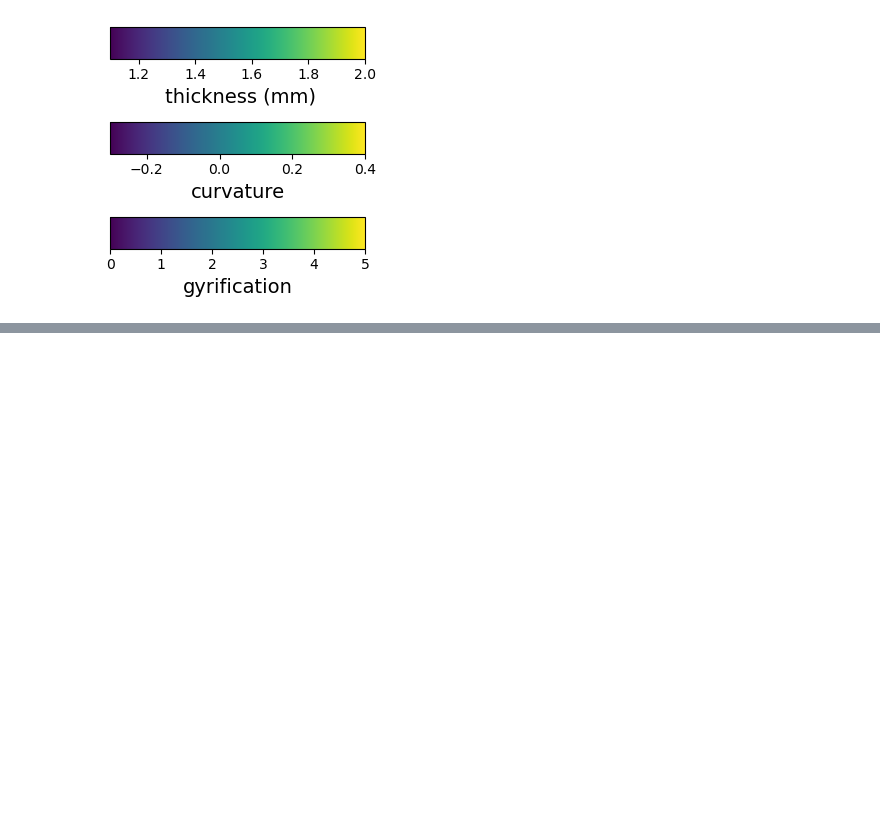
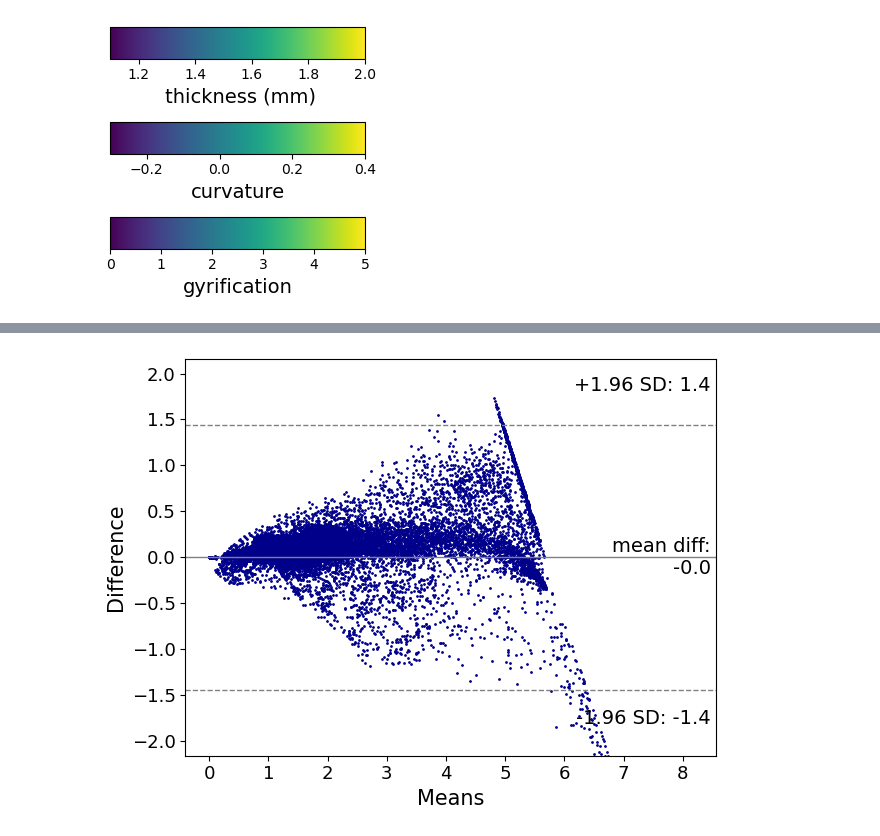
Before and after one commit to ckronlage/AID-HS, a Jupyter notebook: notebooks/analysis_controls.ipynb, the cells around one changed output, grey strips where cells are left out. Drawn from its saved outputs; the diff is of its cells as text; code cells hidden in the pictures; blank space fills up the shorter version.

```diff
--- a/notebooks/analysis_controls.ipynb
+++ b/notebooks/analysis_controls.ipynb
@@ -469,0 +515,68 @@ gyrification
+# %%
+# plot mean controls and correlation with HCP with jointplot
+
+from scipy.stats import pearsonr
+from scipy.stats import spearmanr
+import statsmodels.stats.multitest as multi
+import matplotlib.image as mpimg
+import matplotlib
+import statsmodels.api as sm
+
+def create_canonical_plots(data, excludeDG=False, cwindow=False, cmap=False, file='./tmp.png'):
+    """plot and reload surface images"""
+    fig, ax_temp = plt.subplots(nrows=1, ncols=1, figsize=(8,8), subplot_kw={'projection': "3d"})
+    plotting.surfplot_canonical_foldunfold(ax_temp, data, den='0p5mm', excludeDG=excludeDG, cwindow=cwindow, cmap=cmap)
+    plt.savefig(file, dpi=96, transparent =True)
+    subprocess.call(f"convert {file} -trim {file}", shell=True)
+    im = Image.open(file)
+    im = im.convert("RGBA")
+    im1 = np.array(im)
+    plt.close('all')
+    return im1
+
+fig = plt.figure(figsize=(20,20), )
+gs1 = gridspec.GridSpec(len(features), 2, hspace=0.2)
+axs1 = []
+axs2 = []
+
+coefs=[]
+pvals = []
+for i,feature in enumerate(features):
+    excludeDG=return_features_excludeDG(feature)
+    # excludeDG = True
+
+    if excludeDG:
+        mask = np.hstack([cohort.hippo_mask ,cohort.hippo_mask])
+    else:
+        mask = np.hstack([cohort.dentate_mask,cohort.hippo_mask ,cohort.hippo_mask , cohort.dentate_mask])
+
+    #data
+    data1 = mean_controls_HCP[feature]
+    data2 = mean_controls_study[feature]
+
+    #plot on hippo
+    axs1.append(fig.add_subplot(gs1[i,0]))
+    overlay = (data2<data1.min())+(data2>data1.max())
+    file = os.path.join(OUTPUT_PATH, f'controls_maps_{feature}.png')
+    cwindow=return_features_limites(feature)
+    im = create_canonical_plots(data2, excludeDG=excludeDG, cwindow=cwindow, cmap=False, file=file)
+    axs1[i].imshow(im)
+    axs1[i].axis('off')
+    axs1[i].set_title(feature, rotation='horizontal', x=-0.2,y=1, fontsize=25)
+
+    #mask data 10% edges
+    data1 = data1[mask]
+    data2 = data2[mask]
+
+    #plot Bland-Altman Mean Difference Plot.
+    axs2.append(fig.add_subplot(gs1[i,1]))
+    g = sm.graphics.mean_diff_plot(data1, data2, scatter_kwds={'s':1, 'color':'darkblue'})
+    file = os.path.join(OUTPUT_PATH, f'controls_mean_difference_plot_{feature}.png')
+    g.savefig(file)
+    axs2[i].imshow(mpimg.imread(file))
+    axs2[i].axis('off')
+
+plt.tight_layout()
+fig.savefig(os.path.join(OUTPUT_PATH, f'controls_mean_difference_plot_smooth_features.png'), dpi=96, transparent =True, bbox_inches = 'tight')
+# %% [output]
+[figure, added]
```
Also changed, not shown: parts of 6 cells of this notebook, 2 other files.
